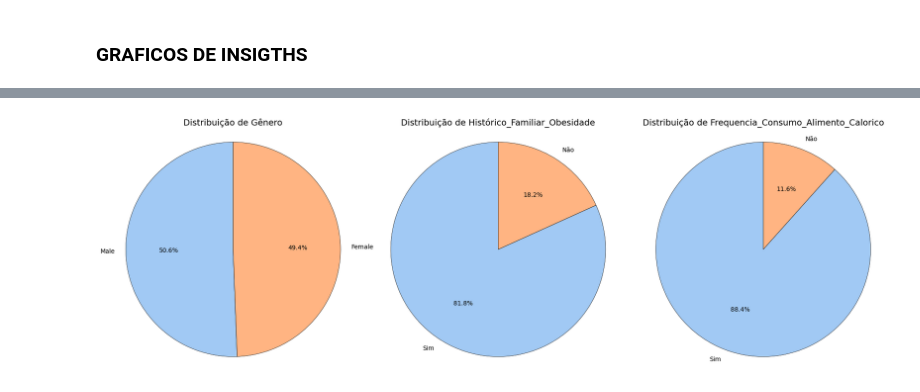
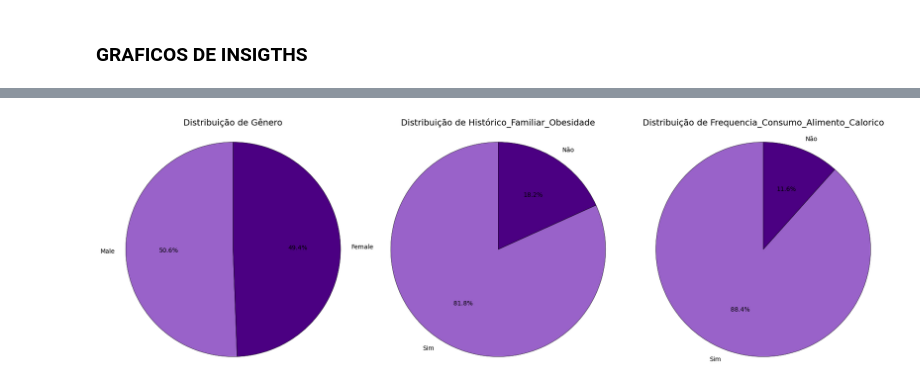
Before and after one commit to Alef2021/Tech_Challenge_Fase_4_Data_Analitycs, a Jupyter notebook: notebooks/explocacao.ipynb, the cells around one changed output, grey strips where cells are left out. Saved outputs shown, nothing was run; the diff lists cells and outputs as text; code cells hidden in the pictures.

```diff
--- a/notebooks/explocacao.ipynb
+++ b/notebooks/explocacao.ipynb
@@ -112,4 +114,12 @@ Meio_Transporte                         0
 Status_Obesidade                        0
 dtype: int64
 # %%
-df_obesity['IMC'] = df_obesity['Peso'] / (df_obesity['Altura'] ** 2)
+tons_roxo_uva = [ "#9962C9", "#4B0082"]
+
+numero_de_cores = len(contagens.index)
+
+paleta_personalizada = list(itertools.islice(itertools.cycle(tons_roxo_uva), numero_de_cores))
+
+df_obesity['IMC'] = (df_obesity['Peso'] / (df_obesity['Altura'] ** 2)).astype(float).round(1)
+
+df_obesity.tail(15)
@@ -167,48 +188,63 @@ plt.show() # Exibe o gráfico
 # %%
-
 # 4. Geração dos Gráficos de Pizza (Pie Charts)
 colunas_pizza = [
     'Gênero',
-    'Histórico_Familiar_Obesidade', # Binária (0/1)
-    'Frequencia_Consumo_Alimento_Calorico', # Binária (0/1)
+    'Histórico_Familiar_Obesidade',
+    'Frequencia_Consumo_Alimento_Calorico',
 ]
 
-# Dicionário para mapear 0/1 para rótulos legíveis nos gráficos
+
+tons_roxo_uva = [ "#9962C9", "#4B0082"]
+
+
+
+# Dicionário para mapear 0/1 (agora inteiros) para rótulos legíveis
 mapeamento_rotulos = {
-    0: 'Não',
-    1: 'Sim'
+    "no": 'Não',
+    "yes": 'Sim'
 }
 
 # Usando um layout de 1 linha e 3 colunas para os 3 gráficos
 plt.figure(figsize=(18, 6))
 
 for i, col in enumerate(colunas_pizza):
     plt.subplot(1, 3, i + 1)
 
     # Obter contagens de valores
     contagens = df_obesity[col].value_counts()
 
-    # Mapear 0/1 para Sim/Não para melhor visualização, se for binário
+
     if col in ['Histórico_Familiar_Obesidade', 'Frequencia_Consumo_Alimento_Calorico']:
+
+
         labels = contagens.index.map(mapeamento_rotulos)
+
     else:
+
         labels = contagens.index
 
-    # Gerar o gráfico de pizza
+    numero_de_cores = len(contagens.index)
+
+
+    paleta_personalizada = list(itertools.islice(itertools.cycle(tons_roxo_uva), numero_de_cores))
+
+
+    colors = sns.color_palette(paleta_personalizada)
+
     plt.pie(
         contagens.values,
         labels=labels,
-        autopct='%1.1f%%', # Formata a porcentagem (1 casa decimal)
+        autopct='%1.1f%%',
         startangle=90,
-        colors=sns.color_palette("pastel", len(contagens.index)),
+        colors=colors,
         wedgeprops={"edgecolor":"black",'linewidth': 0.5}
     )
 
     plt.title(f'Distribuição de {col}', fontsize=14)
     # Garante que o gráfico de pizza seja circular
     plt.axis('equal')
 
 plt.tight_layout()
-plt.show()
+plt.savefig('graficos_pizza.png')
 # %% [output]
-[figure, old version]
+[figure, new version]
```
Also changed, not shown: parts of 8 cells of this notebook.
